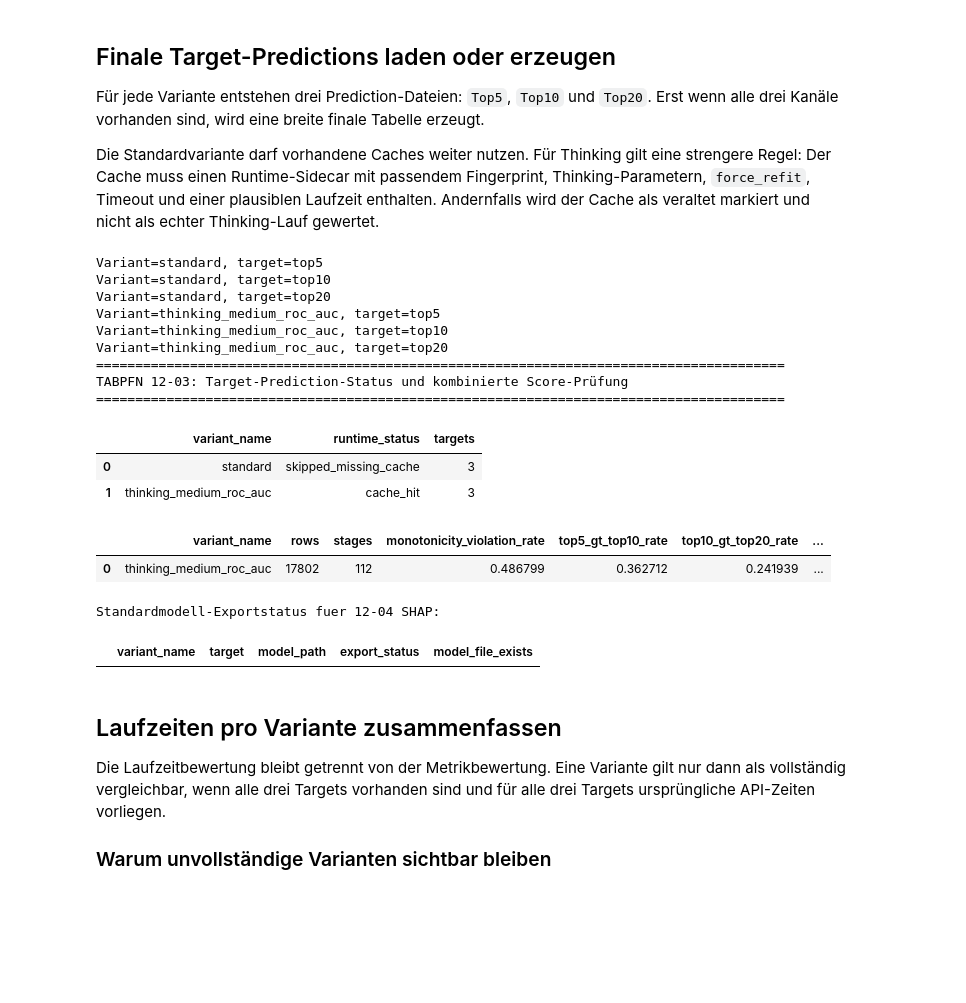
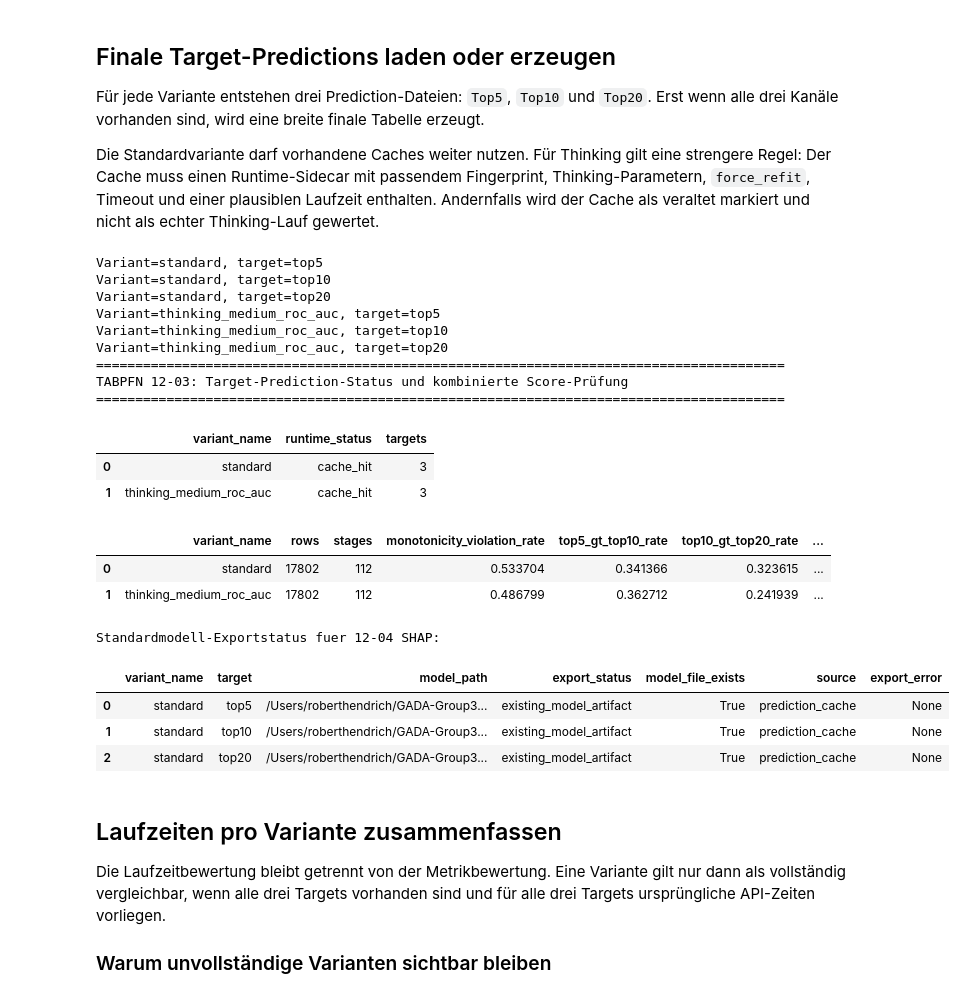
Before and after one commit to LPI24/GADA-Group3-Cycling-Stage-Prediction, a Jupyter notebook: src/Notebooks/12-03_TabPFN_Final_Test_Three_Targets_2024_2025.ipynb, the cells around one changed output. Saved outputs shown, nothing was run; the diff lists cells and outputs as text; code cells hidden in the pictures; blank space fills up the shorter version.

```diff
--- a/src/Notebooks/12-03_TabPFN_Final_Test_Three_Targets_2024_2025.ipynb
+++ b/src/Notebooks/12-03_TabPFN_Final_Test_Three_Targets_2024_2025.ipynb
@@ -668,7 +606,7 @@ for variant in FINAL_TEST_VARIANTS:
         }
 
         pred = None
-        cache_allowed = pred_path.exists() and (not FORCE_RERUN) and (variant_name not in FORCE_RERUN_VARIANTS) and variant_can_run
+        cache_allowed = pred_path.exists() and (not FORCE_RERUN) and (variant_name not in (FORCE_RERUN_VARIANTS or [])) and variant_can_run
         if cache_allowed:
             sidecar_record = {}
             if sidecar_path.exists():
@@ -988,36 +926,40 @@ for combined in combined_predictions:
         "score_min": float(combined["score_topk_raw_sum"].min()),
         "score_mean": float(combined["score_topk_raw_sum"].mean()),
         "score_max": float(combined["score_topk_raw_sum"].max()),
     })
 combined_sanity_df = pd.DataFrame(combined_sanity_rows)
 
 print("=" * 88)
 print("TABPFN 12-03: Target-Prediction-Status und kombinierte Score-Prüfung")
 print("=" * 88)
 display(runtime_status_summary)
 display(combined_sanity_df)
 print("Standardmodell-Exportstatus fuer 12-04 SHAP:")
 if standard_model_manifest_df.empty:
     display(pd.DataFrame(columns=["variant_name", "target", "model_path", "export_status", "model_file_exists"]))
 else:
     display(standard_model_manifest_df[["variant_name", "target", "model_path", "export_status", "model_file_exists", "source", "export_error"]])
 # %% [output]
 Variant=standard, target=top5
 Variant=standard, target=top10
 Variant=standard, target=top20
 Variant=thinking_medium_roc_auc, target=top5
 Variant=thinking_medium_roc_auc, target=top10
 Variant=thinking_medium_roc_auc, target=top20
 ========================================================================================
 TABPFN 12-03: Target-Prediction-Status und kombinierte Score-Prüfung
 ========================================================================================
 |  | variant_name | runtime_status | targets |
-| 0 | standard | skipped_missing_cache | 3 |
+| 0 | standard | cache_hit | 3 |
 | 1 | thinking_medium_roc_auc | cache_hit | 3 |
 |  | variant_name | rows | stages | monotonicity_violation_rate | top5_gt_top10_rate | top10_gt_top20_rate | ... |
-| 0 | thinking_medium_roc_auc | 17802 | 112 | 0.486799 | 0.362712 | 0.241939 | ... |
+| 0 | standard | 17802 | 112 | 0.533704 | 0.341366 | 0.323615 | ... |
+| 1 | thinking_medium_roc_auc | 17802 | 112 | 0.486799 | 0.362712 | 0.241939 | ... |
 Standardmodell-Exportstatus fuer 12-04 SHAP:
-|  | variant_name | target | model_path | export_status | model_file_exists |
+|  | variant_name | target | model_path | export_status | model_file_exists | source | export_error |
+| 0 | standard | top5 | /Users/roberthendrich/GADA-Group3... | existing_model_artifact | True | prediction_cache | None |
+| 1 | standard | top10 | /Users/roberthendrich/GADA-Group3... | existing_model_artifact | True | prediction_cache | None |
+| 2 | standard | top20 | /Users/roberthendrich/GADA-Group3... | existing_model_artifact | True | prediction_cache | None |
 # %% [markdown]
 ## Laufzeiten pro Variante zusammenfassen
 
```
Also changed, not shown: parts of 9 cells of this notebook, 26 other files.
